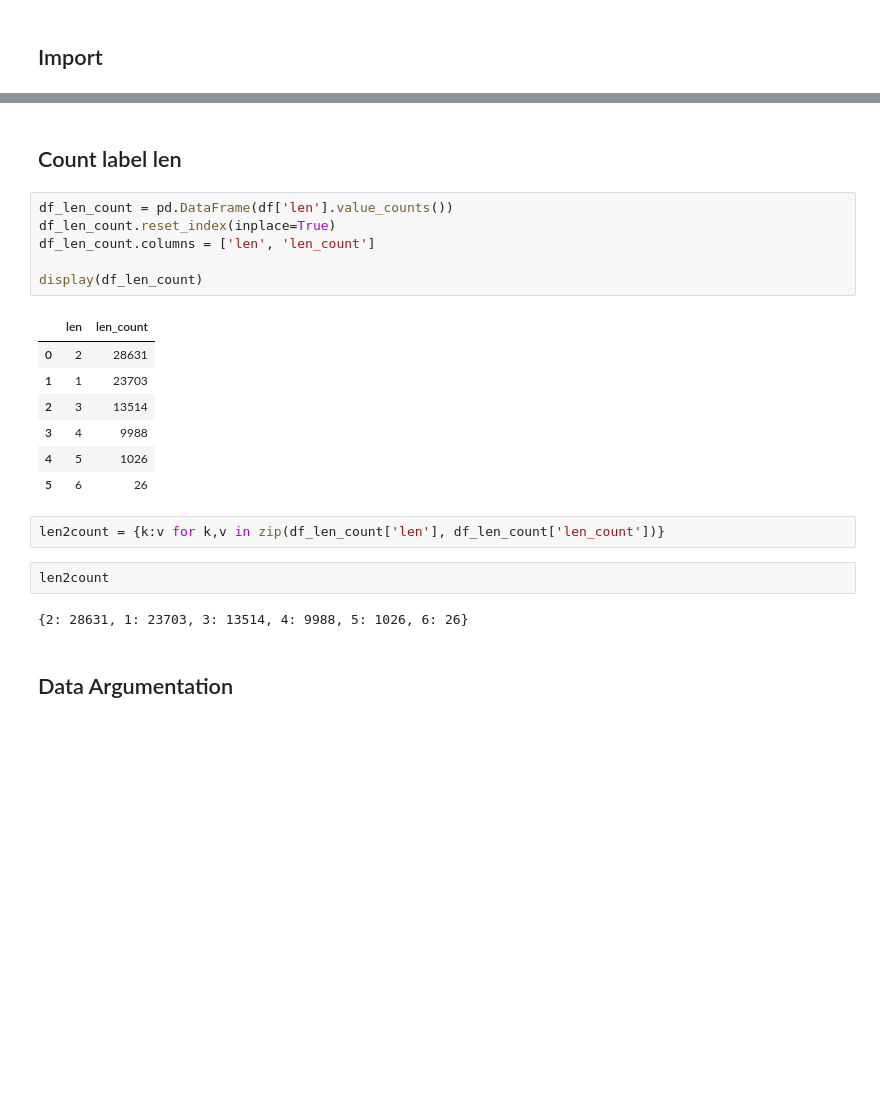
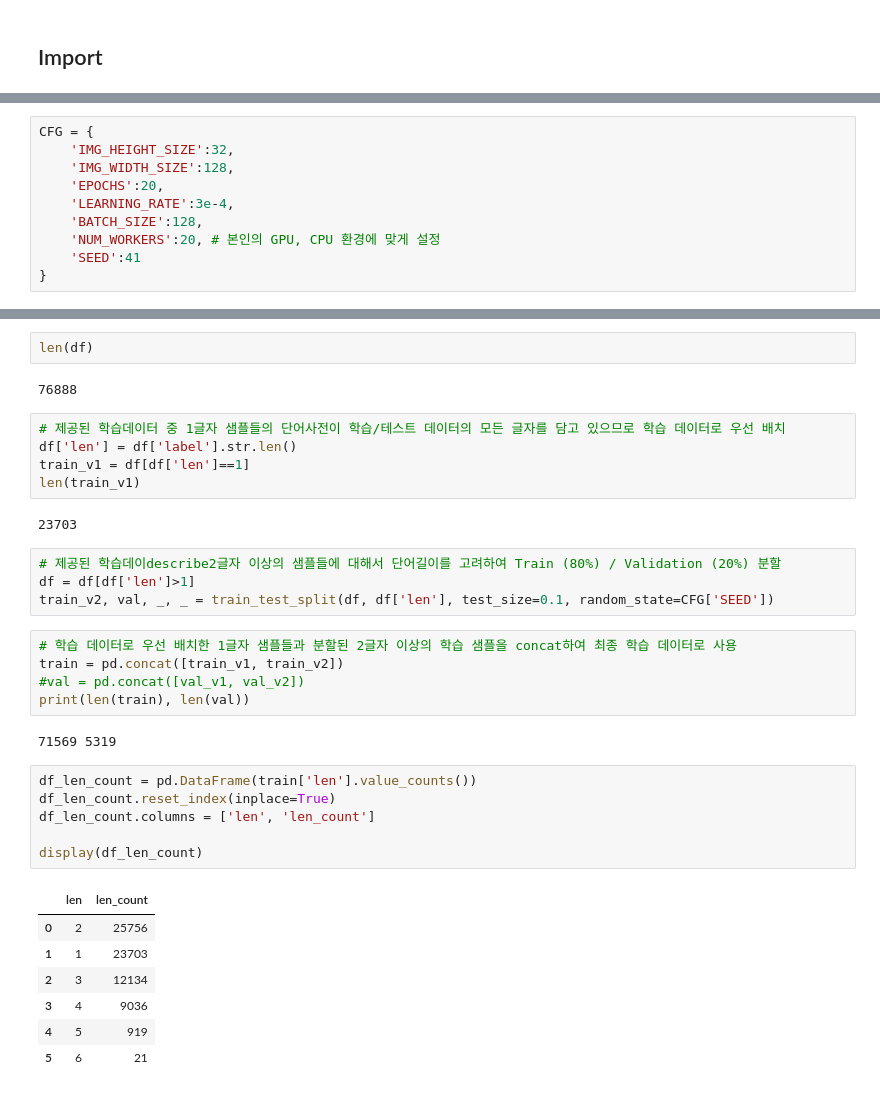
Before and after one commit to co1dtype/Dacon_Text_Recognition, a Jupyter notebook: Data_Argumentation.ipynb, the cells around one changed output, grey strips where cells are left out. Saved outputs shown, nothing was run; the diff lists cells and outputs as text; blank space fills up the shorter version.

```diff
--- a/Data_Argumentation.ipynb
+++ b/Data_Argumentation.ipynb
@@ -14,0 +36,10 @@ ImportError: libGL.so.1: cannot open shared object file: No such file or directo
+# %%
+CFG = {
+    'IMG_HEIGHT_SIZE':32,
+    'IMG_WIDTH_SIZE':128,
+    'EPOCHS':20,
+    'LEARNING_RATE':3e-4,
+    'BATCH_SIZE':128,
+    'NUM_WORKERS':20, # 본인의 GPU, CPU 환경에 맞게 설정
+    'SEED':41
+}
@@ -54,24 +68,36 @@ memory usage: 2.3+ MB
-# %% [markdown]
-## Count label len
+# %%
+len(df)
+# %% [output]
+76888
+# %%
+# 제공된 학습데이터 중 1글자 샘플들의 단어사전이 학습/테스트 데이터의 모든 글자를 담고 있으므로 학습 데이터로 우선 배치
+df['len'] = df['label'].str.len()
+train_v1 = df[df['len']==1]
+len(train_v1)
+# %% [output]
+23703
+# %%
+# 제공된 학습데이describe2글자 이상의 샘플들에 대해서 단어길이를 고려하여 Train (80%) / Validation (20%) 분할
+df = df[df['len']>1]
+train_v2, val, _, _ = train_test_split(df, df['len'], test_size=0.1, random_state=CFG['SEED'])
+# %%
+# 학습 데이터로 우선 배치한 1글자 샘플들과 분할된 2글자 이상의 학습 샘플을 concat하여 최종 학습 데이터로 사용
+train = pd.concat([train_v1, train_v2])
+#val = pd.concat([val_v1, val_v2])
+print(len(train), len(val))
+# %% [output]
+71569 5319
 # %%
-df_len_count = pd.DataFrame(df['len'].value_counts())
+df_len_count = pd.DataFrame(train['len'].value_counts())
 df_len_count.reset_index(inplace=True)
 df_len_count.columns = ['len', 'len_count']
 
 display(df_len_count)
 # %% [output]
 |  | len | len_count |
-| 0 | 2 | 28631 |
+| 0 | 2 | 25756 |
 | 1 | 1 | 23703 |
-| 2 | 3 | 13514 |
-| 3 | 4 | 9988 |
-| 4 | 5 | 1026 |
-| 5 | 6 | 26 |
+| 2 | 3 | 12134 |
+| 3 | 4 | 9036 |
+| 4 | 5 | 919 |
+| 5 | 6 | 21 |
-# %%
-len2count = {k:v for k,v in zip(df_len_count['len'], df_len_count['len_count'])}
-# %%
-len2count
-# %% [output]
-{2: 28631, 1: 23703, 3: 13514, 4: 9988, 5: 1026, 6: 26}
-# %% [markdown]
-## Data Argumentation
```
Also changed, not shown: parts of 70 cells of this notebook.
